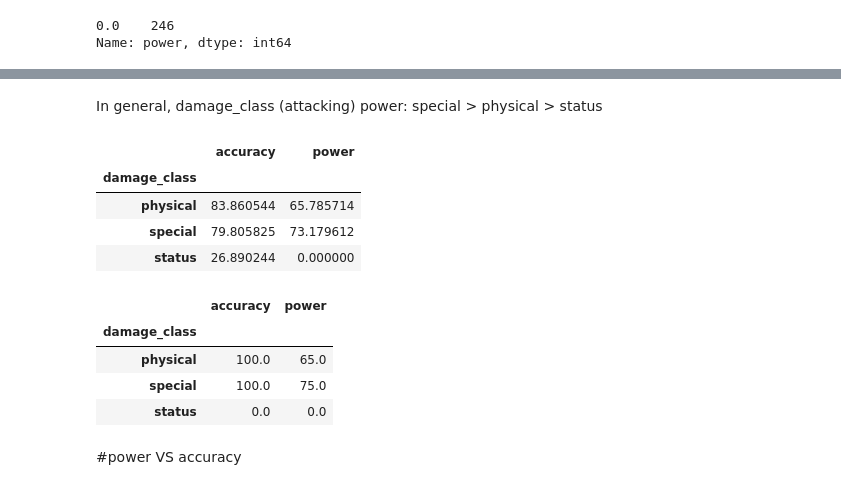
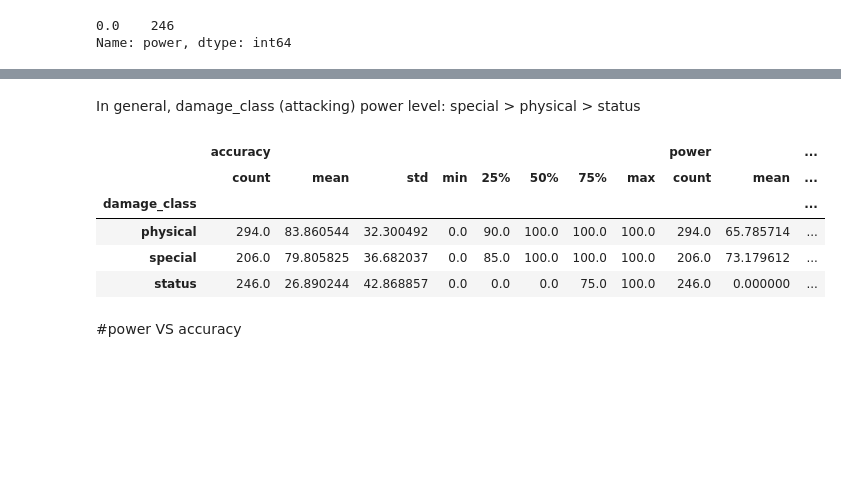
Before and after one commit to wd810/project-3, a Jupyter notebook: project-3/data/Pokemon Move.ipynb, the cells around one changed output, grey strips where cells are left out. Drawn from its saved outputs; the diff is of its cells as text; code cells hidden in the pictures; blank space fills up the shorter version.

```diff
--- a/project-3/data/Pokemon Move.ipynb
+++ b/project-3/data/Pokemon Move.ipynb
@@ -164,24 +156,17 @@ move_data_df.groupby('damage_class').count()
-# %% [markdown]
-In general, damage_class (attacking) power: special > physical > status
-# %%
-move_data_df.groupby('damage_class').mean()
-# %% [output]
-|  | accuracy | power |
-| damage_class |  |  |
-| physical | 83.860544 | 65.785714 |
-| special | 79.805825 | 73.179612 |
-| status | 26.890244 | 0.000000 |
-# %%
-move_data_df.groupby('damage_class').median()
-# %% [output]
-|  | accuracy | power |
-| damage_class |  |  |
-| physical | 100.0 | 65.0 |
-| special | 100.0 | 75.0 |
-| status | 0.0 | 0.0 |
 # %%
 #pick out status damage class move
 status_move = move_data_df.loc[move_data_df.damage_class == 'status']
+# %% [markdown]
+In general, damage_class (attacking) power level: special > physical > status
+# %%
+move_data_df.groupby('damage_class').describe()
+# %% [output]
+|  | accuracy |  |  |  |  |  |  |  | power |  | ... |
+|  | count | mean | std | min | 25% | 50% | 75% | max | count | mean | ... |
+| damage_class |  |  |  |  |  |  |  |  |  |  | ... |
+| physical | 294.0 | 83.860544 | 32.300492 | 0.0 | 90.0 | 100.0 | 100.0 | 100.0 | 294.0 | 65.785714 | ... |
+| special | 206.0 | 79.805825 | 36.682037 | 0.0 | 85.0 | 100.0 | 100.0 | 100.0 | 206.0 | 73.179612 | ... |
+| status | 246.0 | 26.890244 | 42.868857 | 0.0 | 0.0 | 0.0 | 75.0 | 100.0 | 246.0 | 0.000000 | ... |
 # %% [markdown]
 #power VS accuracy
 # %%
```
Also changed, not shown: parts of 20 cells of this notebook, 4 other files.
